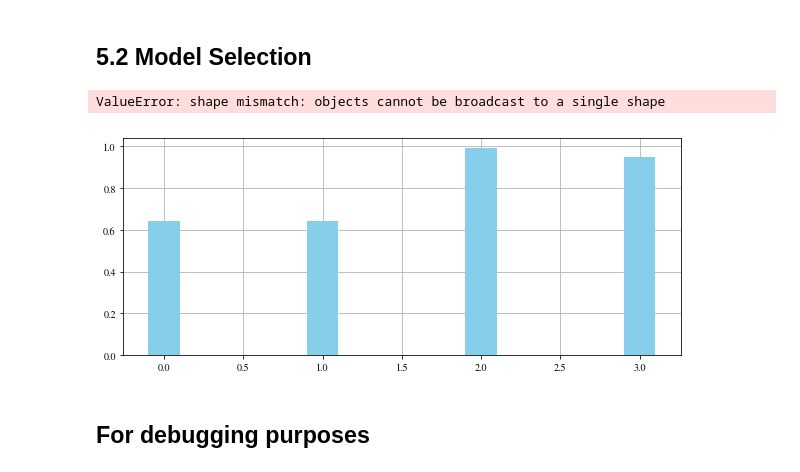
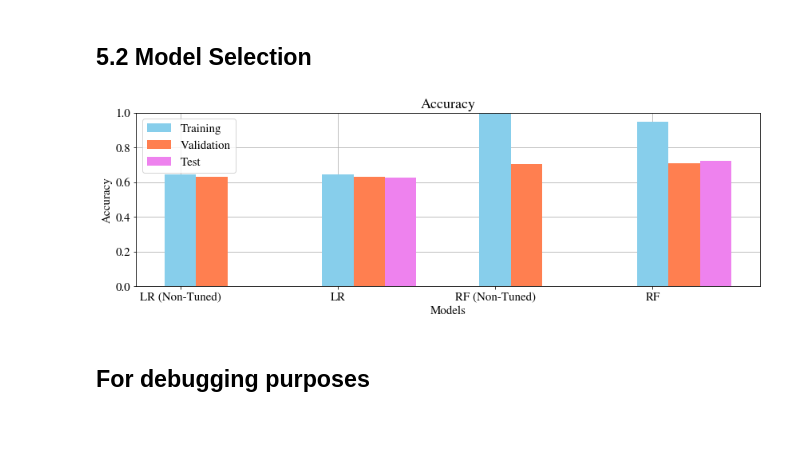
Before and after one commit to jennyhuangg/nominee_predict, a Jupyter notebook: Nominee_Predict_Models.ipynb, the cells around one changed output. Drawn from its saved outputs; the diff is of its cells as text; code cells hidden in the pictures; blank space fills up the shorter version.

Commit message:
Made plot fonts larger

```diff
--- a/Nominee_Predict_Models.ipynb
+++ b/Nominee_Predict_Models.ipynb
@@ -827,37 +827,36 @@ plt.show()
 # %% [markdown]
 ## 5.2 Model Selection
 # %%
+training = [0.642, 0.6421, 0.9919, 0.9482]
+validation = [0.6286, 0.6292, 0.7028, 0.708]
+test = [0, 0.6249, 0, 0.7228]
+labels = ["LR (Non-Tuned)", "LR", "RF (Non-Tuned)", "RF"]
 
-training = [0.642, 0.6421, 0.9919, 0.9482]
-validation = [0.6286, .6292, .7028, .708]
-test= [0.6249, 0, .7228]
-labels = ["Logistic Regression (Non-Tuned)", "Logistic Regression", "Random Forest (Non-Tuned)", "Random Forest"]
-
+matplotlib.rcParams.update({'font.size': 15})
 index = np.arange(4)
 bar_width = 0.2
-plt.figure(figsize=(10,4))
+plt.figure(figsize=(14,4))
 plt.grid(zorder=0)
 plt.bar(index, training , bar_width,
                 alpha=1, color='skyblue',
                 label='Training', zorder=3)
-plt.bar(index + bar_width, rf_metrics, bar_width,
+plt.bar(index + bar_width, validation, bar_width,
                 alpha=1, color='coral',
                 label='Validation', zorder=3)
-plt.bar(index + 2*bar_width, lrt_metrics, bar_width,
+plt.bar(index + 2*bar_width, test, bar_width,
                 alpha=1, color='violet',
                 label='Test', zorder=3)
 
 plt.title("Accuracy")
 plt.xlabel("Models")
 plt.ylabel("Accuracy")
 plt.legend()
 plt.xticks(index, labels)
 plt.ylim(0,1)
 plt.savefig('clfs/accuracy.png', dpi=200)
 plt.show()
 # %% [output]
-ValueError: shape mismatch: objects cannot be broadcast to a single shape
-[figure, old version]
+[figure, new version]
 # %% [markdown]
 ## For debugging purposes
 # %%
```
Also changed, not shown: parts of 1 cell of this notebook, 2 other files.
